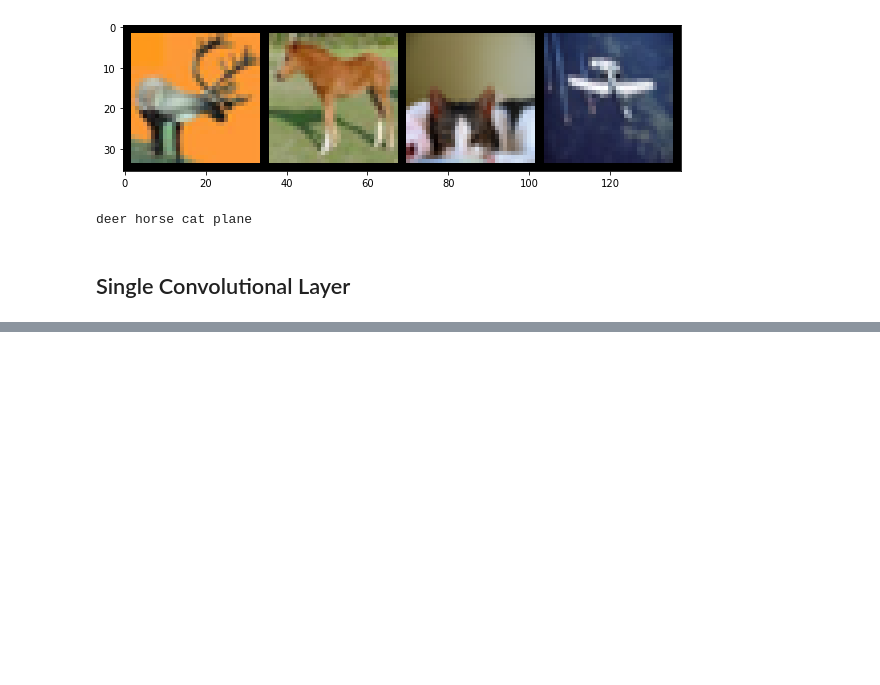
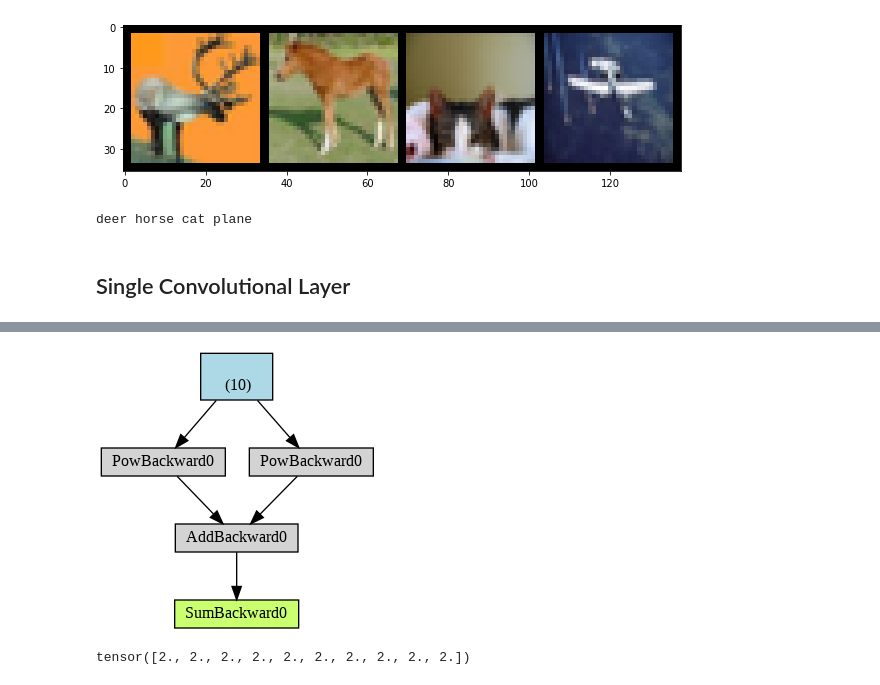
Before and after one commit to sagar9926/Pytorch, a Jupyter notebook: Pytorch_CNN.ipynb, the cells around one changed output, grey strips where cells are left out. Drawn from its saved outputs; the diff is of its cells as text; code cells hidden in the pictures; blank space fills up the shorter version.

```diff
--- a/Pytorch_CNN.ipynb
+++ b/Pytorch_CNN.ipynb
@@ -101,0 +193,16 @@ deer horse cat plane
+# %%
+y=x**2
+z=x.detach()**3
+r1=(y+z).sum()
+make_dot(r).render("detached", format="png")
+
+from IPython.display import Image
+Image('detached.png')
+# %% [output]
+[figure, added]
+# %%
+x.grad.zero_()
+r1.backward()
+x.grad
+# %% [output]
+tensor([2., 2., 2., 2., 2., 2., 2., 2., 2., 2.])
```
Also changed, not shown: parts of 20 cells of this notebook.
